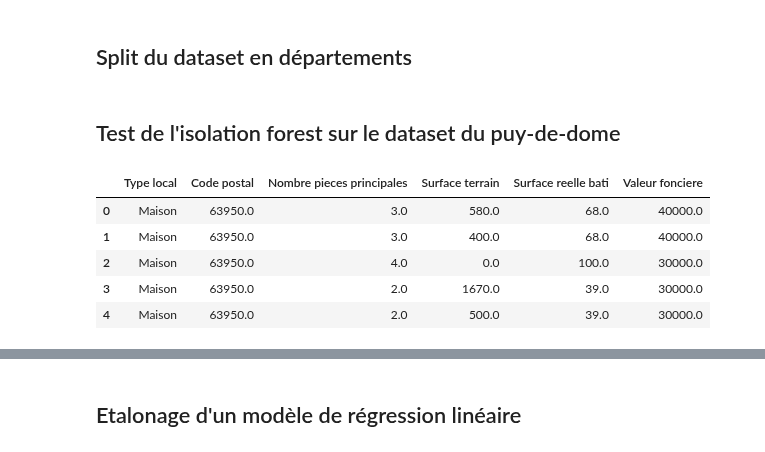
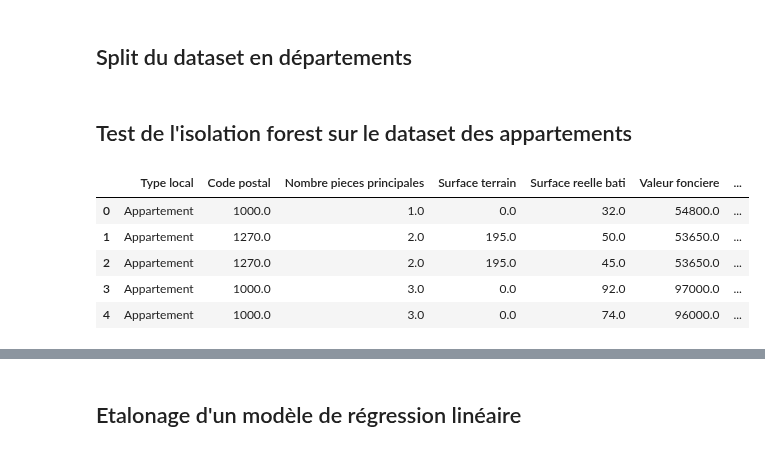
Before and after one commit to Twizzle1997/Immothep, a Jupyter notebook: src/notebookAppV2.ipynb, the cells around one changed output, grey strips where cells are left out. Saved outputs shown, nothing was run; the diff lists cells and outputs as text; code cells hidden in the pictures.

```diff
--- a/src/notebookAppV2.ipynb
+++ b/src/notebookAppV2.ipynb
@@ -117,13 +99,13 @@ splitter.split_datas('filtreAppart2020.csv', 'Code postal', 'CPAppart')
 # %% [markdown]
-## Test de l'isolation forest sur le dataset du puy-de-dome
+## Test de l'isolation forest sur le dataset des appartements
 # %%
-valeursMaisons63 = pd.read_csv(cr.CURATED_LOCAL_PATH + '/CPMaisons/63.csv', sep='|', encoding='utf-8')
-valeursMaisons63.head()
+df_apt = pd.read_csv(cr.CURATED_LOCAL_PATH + '/Train/Appartement.csv', sep='|', encoding='utf-8')
+df_apt.head()
 # %% [output]
-|  | Type local | Code postal | Nombre pieces principales | Surface terrain | Surface reelle bati | Valeur fonciere |
-| 0 | Maison | 63950.0 | 3.0 | 580.0 | 68.0 | 40000.0 |
-| 1 | Maison | 63950.0 | 3.0 | 400.0 | 68.0 | 40000.0 |
-| 2 | Maison | 63950.0 | 4.0 | 0.0 | 100.0 | 30000.0 |
-| 3 | Maison | 63950.0 | 2.0 | 1670.0 | 39.0 | 30000.0 |
-| 4 | Maison | 63950.0 | 2.0 | 500.0 | 39.0 | 30000.0 |
+|  | Type local | Code postal | Nombre pieces principales | Surface terrain | Surface reelle bati | Valeur fonciere | ... |
+| 0 | Appartement | 1000.0 | 1.0 | 0.0 | 32.0 | 54800.0 | ... |
+| 1 | Appartement | 1270.0 | 2.0 | 195.0 | 50.0 | 53650.0 | ... |
+| 2 | Appartement | 1270.0 | 2.0 | 195.0 | 45.0 | 53650.0 | ... |
+| 3 | Appartement | 1000.0 | 3.0 | 0.0 | 92.0 | 97000.0 | ... |
+| 4 | Appartement | 1000.0 | 3.0 | 0.0 | 74.0 | 96000.0 | ... |
 # %%
```
Also changed, not shown: parts of 33 cells of this notebook, 4 other files.
